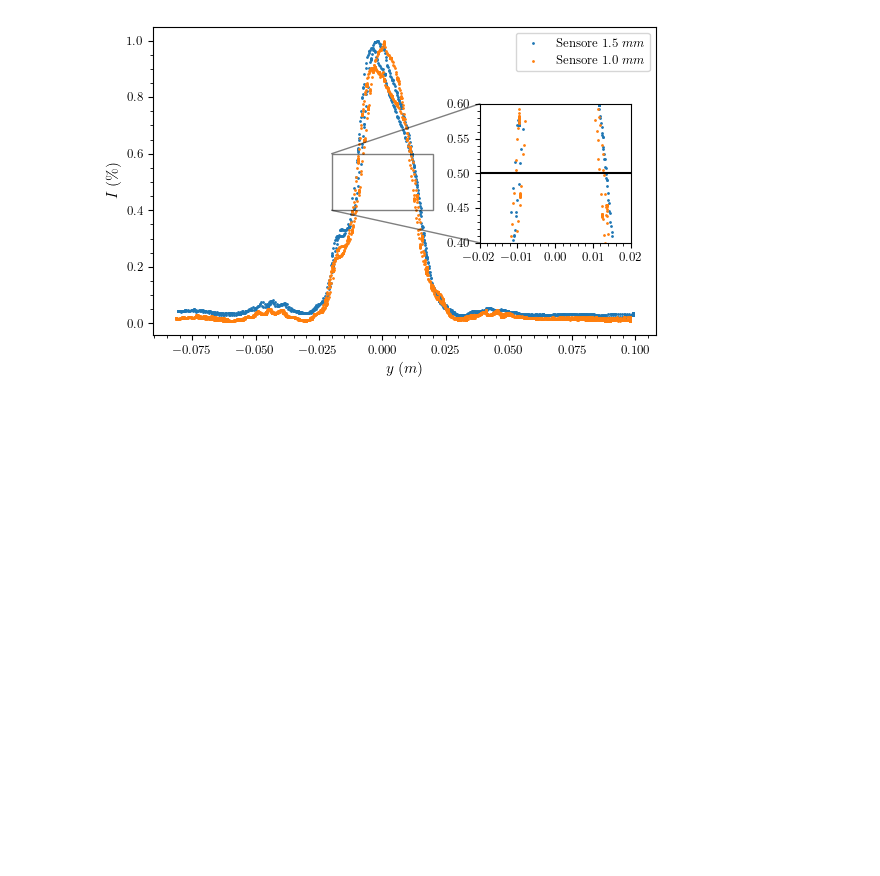
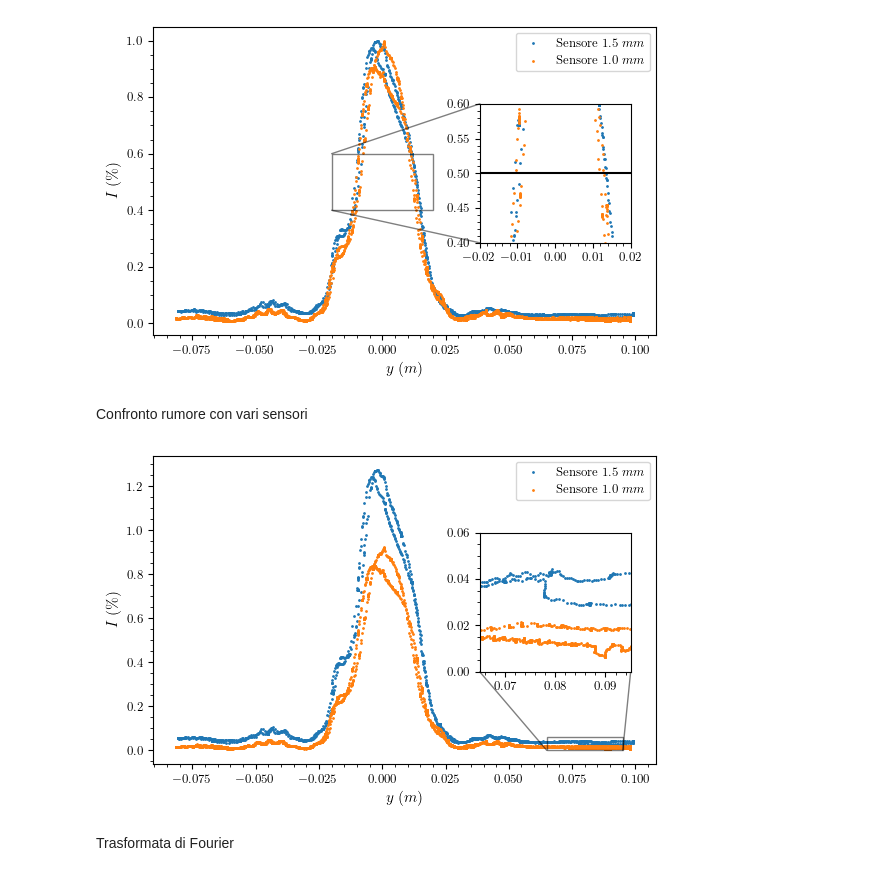
Before and after one commit to Vayxen/Lab2-Ottica-1, a Jupyter notebook: code/slit_0.02.ipynb, the cells around one changed output. Cells and saved outputs as stored; diff of their text form; code cells hidden in the pictures; blank space fills up the shorter version.

```diff
--- a/code/slit_0.02.ipynb
+++ b/code/slit_0.02.ipynb
@@ -337,3 +351,33 @@ ax.indicate_inset_zoom(zoom, edgecolor="black")
 fig.savefig(graph_path / f"sensor_{slit_name}.png")
 # %% [output]
 [figure]
+# %% [markdown]
+Confronto rumore con vari sensori
+# %%
+fig, ax = plt.subplots(1, 1)
+
+ax.scatter(df_15.y, df_15.I, s=1, label=r"Sensore $1.5 \; mm$")
+ax.scatter(df_10.y, df_10.I, s=1, label=r"Sensore $1.0 \; mm$")
+
+ax.set_xlabel(r"$y \; (m)$")
+ax.set_ylabel(r"$I \; (\%)$")
+ax.legend()
+
+zoom = ax.inset_axes([0.65, 0.3, 0.3, 0.45])
+
+zoom.scatter(df_15.y, df_15.I, s=1, label=r"Sensore $1.5 \; mm$")
+zoom.scatter(df_10.y, df_10.I, s=1, label=r"Sensore $1.0 \; mm$")
+
+xlim = zoom.get_xlim()
+zoom.plot(xlim, [0.5, 0.5], color="black")
+
+zoom.set_xlim(0.065, 0.095)
+zoom.set_ylim(0, 0.06)
+
+ax.indicate_inset_zoom(zoom, edgecolor="black")
+
+fig.savefig(graph_path / f"sensor_{slit_name}.png")
+# %% [output]
+[figure, added]
+# %% [markdown]
+Trasformata di Fourier
```
Also changed, not shown: parts of 2 cells of this notebook, 11 other files.
